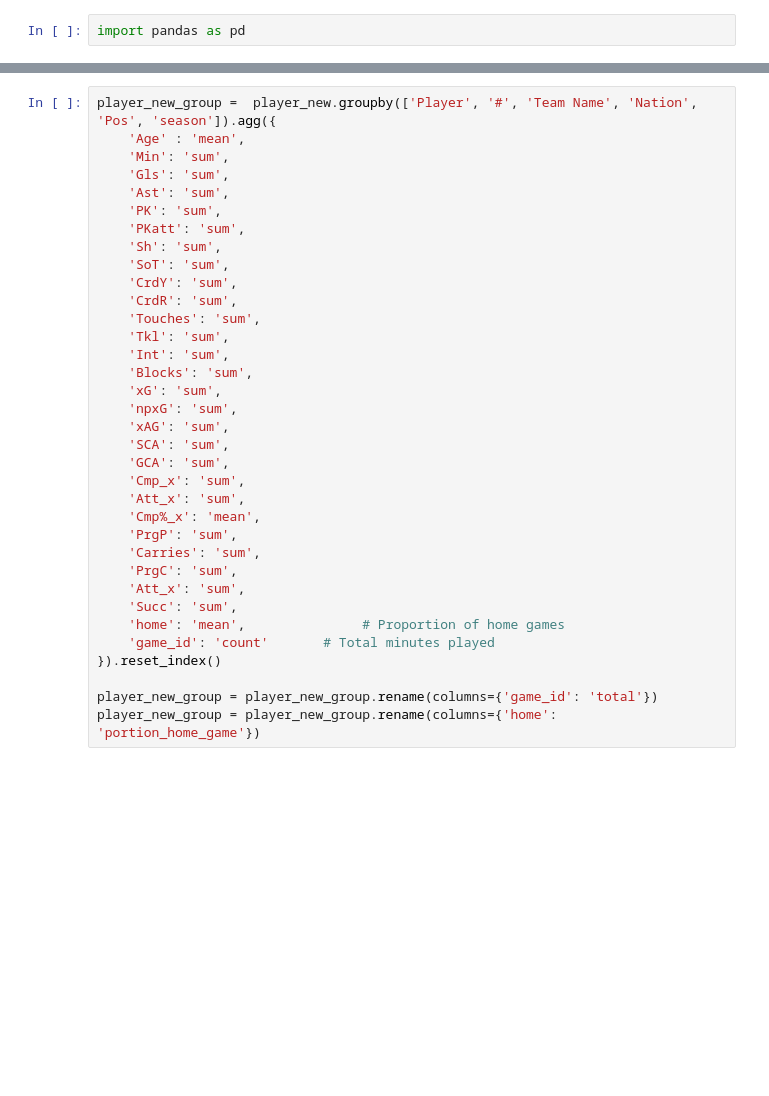
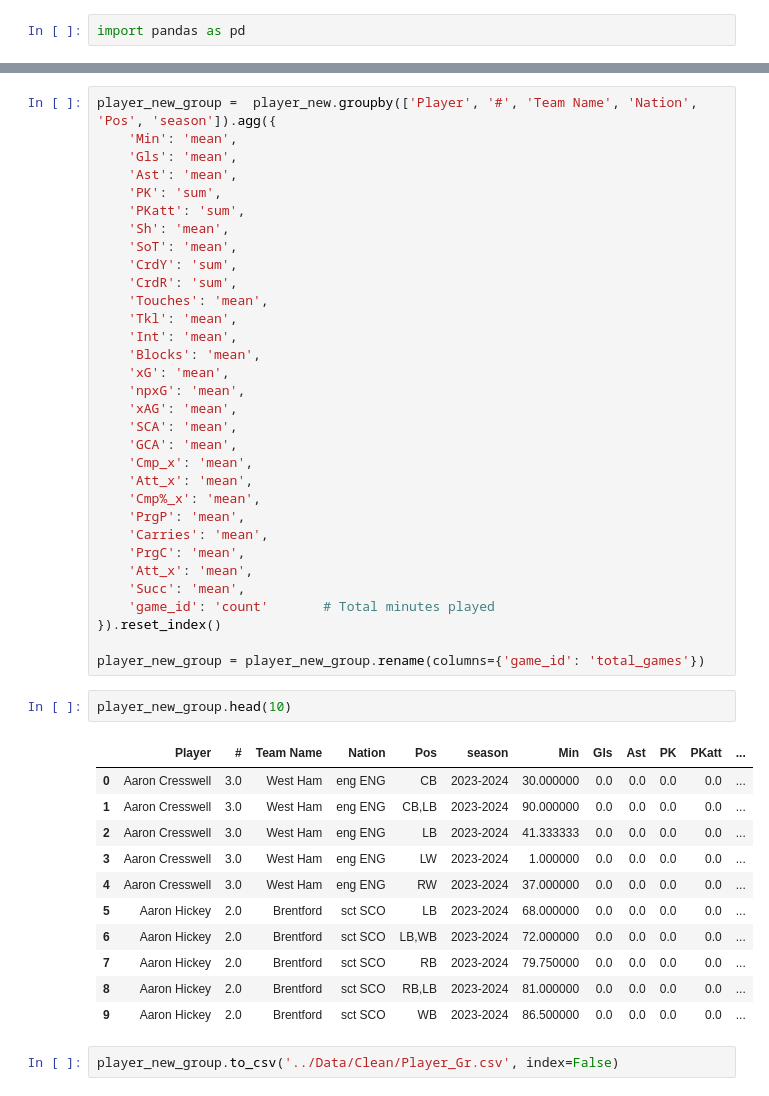
Before and after one commit to MinhTQ-594/Football-player-Price_prediction, a Jupyter notebook: Data preprocessing/Aggregate_data.ipynb, the cells around one changed output, grey strips where cells are left out. Cells and saved outputs as stored; diff of their text form; blank space fills up the shorter version.

```diff
--- a/Data preprocessing/Aggregate_data.ipynb
+++ b/Data preprocessing/Aggregate_data.ipynb
@@ -18,38 +38,51 @@ string
 # %%
 player_new_group =  player_new.groupby(['Player', '#', 'Team Name', 'Nation', 'Pos', 'season']).agg({
-    'Age' : 'mean',
-    'Min': 'sum',
-    'Gls': 'sum',
-    'Ast': 'sum',
+    'Min': 'mean',
+    'Gls': 'mean',
+    'Ast': 'mean',
     'PK': 'sum',
     'PKatt': 'sum',
-    'Sh': 'sum',
-    'SoT': 'sum',
+    'Sh': 'mean',
+    'SoT': 'mean',
     'CrdY': 'sum',
     'CrdR': 'sum',
-    'Touches': 'sum',
-    'Tkl': 'sum',
-    'Int': 'sum',
-    'Blocks': 'sum',
-    'xG': 'sum',
-    'npxG': 'sum',
-    'xAG': 'sum',
-    'SCA': 'sum',
-    'GCA': 'sum',
-    'Cmp_x': 'sum',
-    'Att_x': 'sum',
+    'Touches': 'mean',
+    'Tkl': 'mean',
+    'Int': 'mean',
+    'Blocks': 'mean',
+    'xG': 'mean',
+    'npxG': 'mean',
+    'xAG': 'mean',
+    'SCA': 'mean',
+    'GCA': 'mean',
+    'Cmp_x': 'mean',
+    'Att_x': 'mean',
     'Cmp%_x': 'mean',
-    'PrgP': 'sum',
-    'Carries': 'sum',
-    'PrgC': 'sum',
-    'Att_x': 'sum',
-    'Succ': 'sum',
-    'home': 'mean',               # Proportion of home games
+    'PrgP': 'mean',
+    'Carries': 'mean',
+    'PrgC': 'mean',
+    'Att_x': 'mean',
+    'Succ': 'mean',
     'game_id': 'count'       # Total minutes played
 }).reset_index()
 
-player_new_group = player_new_group.rename(columns={'game_id': 'total'})
-player_new_group = player_new_group.rename(columns={'home': 'portion_home_game'})
+player_new_group = player_new_group.rename(columns={'game_id': 'total_games'})
+# %%
+player_new_group.head(10)
+# %% [output]
+|  | Player | # | Team Name | Nation | Pos | season | Min | Gls | Ast | PK | PKatt | ... |
+| 0 | Aaron Cresswell | 3.0 | West Ham | eng ENG | CB | 2023-2024 | 30.000000 | 0.0 | 0.0 | 0.0 | 0.0 | ... |
+| 1 | Aaron Cresswell | 3.0 | West Ham | eng ENG | CB,LB | 2023-2024 | 90.000000 | 0.0 | 0.0 | 0.0 | 0.0 | ... |
+| 2 | Aaron Cresswell | 3.0 | West Ham | eng ENG | LB | 2023-2024 | 41.333333 | 0.0 | 0.0 | 0.0 | 0.0 | ... |
+| 3 | Aaron Cresswell | 3.0 | West Ham | eng ENG | LW | 2023-2024 | 1.000000 | 0.0 | 0.0 | 0.0 | 0.0 | ... |
+| 4 | Aaron Cresswell | 3.0 | West Ham | eng ENG | RW | 2023-2024 | 37.000000 | 0.0 | 0.0 | 0.0 | 0.0 | ... |
+| 5 | Aaron Hickey | 2.0 | Brentford | sct SCO | LB | 2023-2024 | 68.000000 | 0.0 | 0.0 | 0.0 | 0.0 | ... |
+| 6 | Aaron Hickey | 2.0 | Brentford | sct SCO | LB,WB | 2023-2024 | 72.000000 | 0.0 | 0.0 | 0.0 | 0.0 | ... |
+| 7 | Aaron Hickey | 2.0 | Brentford | sct SCO | RB | 2023-2024 | 79.750000 | 0.0 | 0.0 | 0.0 | 0.0 | ... |
+| 8 | Aaron Hickey | 2.0 | Brentford | sct SCO | RB,LB | 2023-2024 | 81.000000 | 0.0 | 0.0 | 0.0 | 0.0 | ... |
+| 9 | Aaron Hickey | 2.0 | Brentford | sct SCO | WB | 2023-2024 | 86.500000 | 0.0 | 0.0 | 0.0 | 0.0 | ... |
+# %%
+player_new_group.to_csv('../Data/Clean/Player_Gr.csv', index=False)
 # %%
 # print(player_raw_group)
 print(player_new_group.loc[player_new_group['Player'] == 'Ameen Al-Dakhil'])
```
Also changed, not shown: parts of 9 cells of this notebook, 3 other files.
